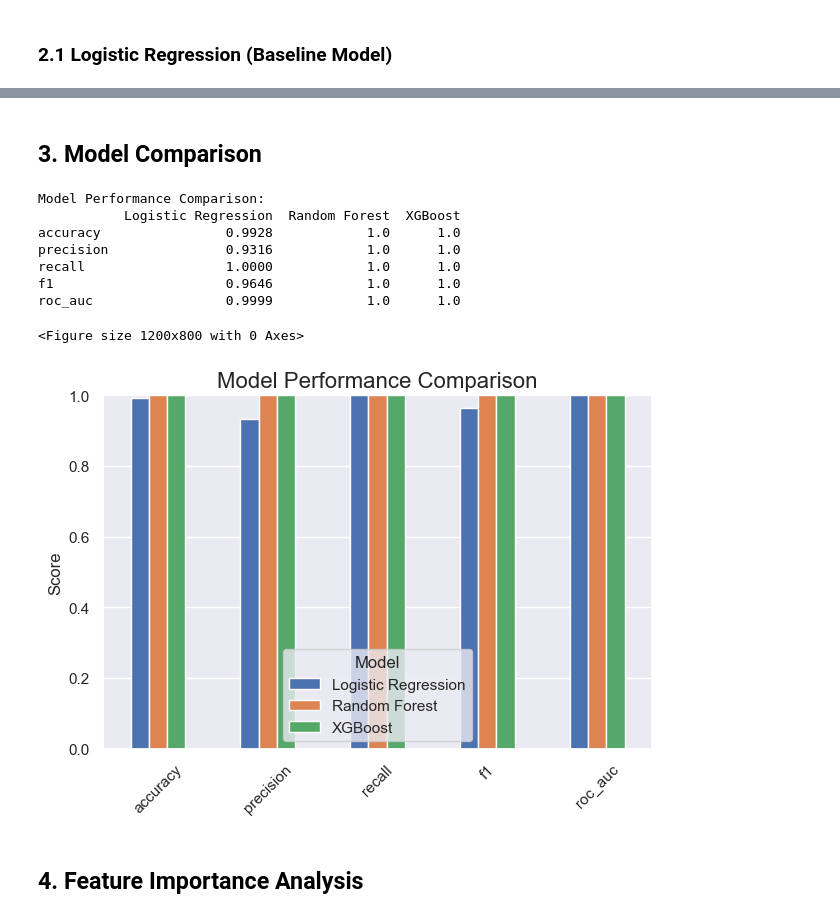
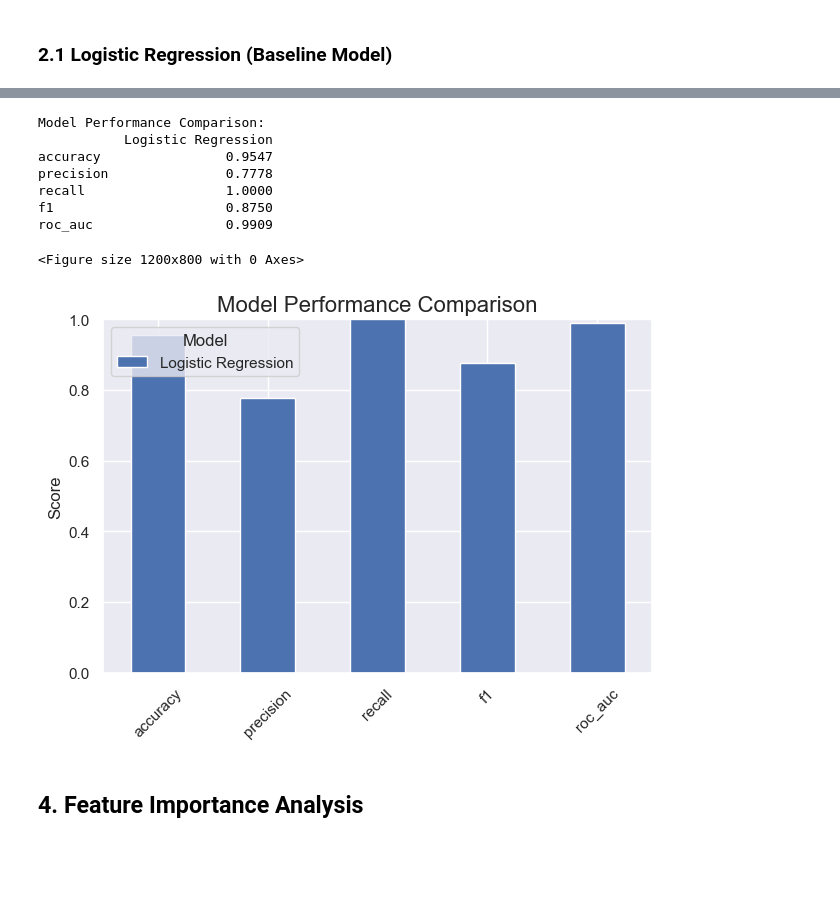
Before and after one commit to SakshamTyagii/heartbyte, a Jupyter notebook: notebooks/03_model_training.ipynb, the cells around one changed output, grey strips where cells are left out. Cells and saved outputs as stored; diff of their text form; code cells hidden in the pictures; blank space fills up the shorter version.

Commit message:
logistic regression- minimized the performance gap

```diff
--- a/notebooks/03_model_training.ipynb
+++ b/notebooks/03_model_training.ipynb
@@ -247,19 +252,0 @@ ROC AUC: 0.9999
-# %%
-# Train random forest model
-print("Training Random Forest model...")
-rf_model = train_random_forest(X_train, y_train)
-
-# Evaluate model
-rf_results = evaluate_model(rf_model, X_test, y_test, feature_names)
-results['random_forest'] = rf_results
-
-# Display evaluation
-print("\nRandom Forest Performance:")
-print(f"Accuracy: {rf_results['accuracy']:.4f}")
-print(f"Precision: {rf_results['precision']:.4f}")
-print(f"Recall: {rf_results['recall']:.4f}")
-print(f"F1 Score: {rf_results['f1']:.4f}")
-print(f"ROC AUC: {rf_results['roc_auc']:.4f}")
-
-# Plot evaluation
-plot_model_evaluation(rf_results, "Random Forest")
@@ -278,19 +252,0 @@ ROC AUC: 1.0000
-# %%
-# Train XGBoost model
-print("Training XGBoost model...")
-xgb_model = train_xgboost(X_train, y_train)
-
-# Evaluate model
-xgb_results = evaluate_model(xgb_model, X_test, y_test, feature_names)
-results['xgboost'] = xgb_results
-
-# Display evaluation
-print("\nXGBoost Performance:")
-print(f"Accuracy: {xgb_results['accuracy']:.4f}")
-print(f"Precision: {xgb_results['precision']:.4f}")
-print(f"Recall: {xgb_results['recall']:.4f}")
-print(f"F1 Score: {xgb_results['f1']:.4f}")
-print(f"ROC AUC: {xgb_results['roc_auc']:.4f}")
-
-# Plot evaluation
-plot_model_evaluation(xgb_results, "XGBoost")
@@ -307,41 +253,39 @@ ROC AUC: 1.0000
-# %% [markdown]
-## 3. Model Comparison
 # %%
 # Compare models based on key metrics
 metrics = ['accuracy', 'precision', 'recall', 'f1', 'roc_auc']
 comparison_data = {
     'Logistic Regression': [results['logistic_regression'][m] for m in metrics],
-    'Random Forest': [results['random_forest'][m] for m in metrics],
-    'XGBoost': [results['xgboost'][m] for m in metrics]
+    # 'Random Forest': [results['random_forest'][m] for m in metrics],
+    # 'XGBoost': [results['xgboost'][m] for m in metrics]
 }
 
 comparison_df = pd.DataFrame(comparison_data, index=metrics)
 comparison_df = comparison_df.round(4)
 
 # Display comparison table
 print("Model Performance Comparison:")
 print(comparison_df)
 
 # Plot comparison
 plt.figure(figsize=(12, 8))
 comparison_df.plot(kind='bar')
 plt.title('Model Performance Comparison', fontsize=16)
 plt.ylabel('Score')
 plt.ylim(0, 1)
 plt.legend(title='Model')
 plt.xticks(rotation=45)
 plt.tight_layout()
 plt.show()
 # %% [output]
 Model Performance Comparison:
-           Logistic Regression  Random Forest  XGBoost
-accuracy                0.9928            1.0      1.0
-precision               0.9316            1.0      1.0
-recall                  1.0000            1.0      1.0
-f1                      0.9646            1.0      1.0
-roc_auc                 0.9999            1.0      1.0
+           Logistic Regression
+accuracy                0.9547
+precision               0.7778
+recall                  1.0000
+f1                      0.8750
+roc_auc                 0.9909
 <Figure size 1200x800 with 0 Axes>
-[figure, old version]
+[figure, new version]
 # %% [markdown]
 ## 4. Feature Importance Analysis
 # %%
```
Also changed, not shown: parts of 15 cells of this notebook.
